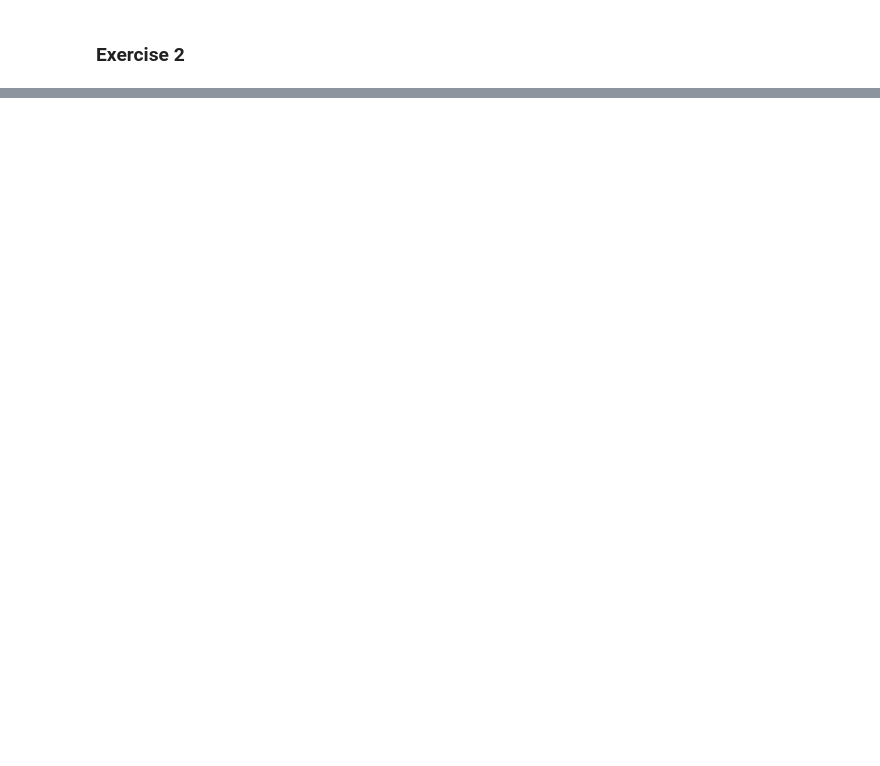
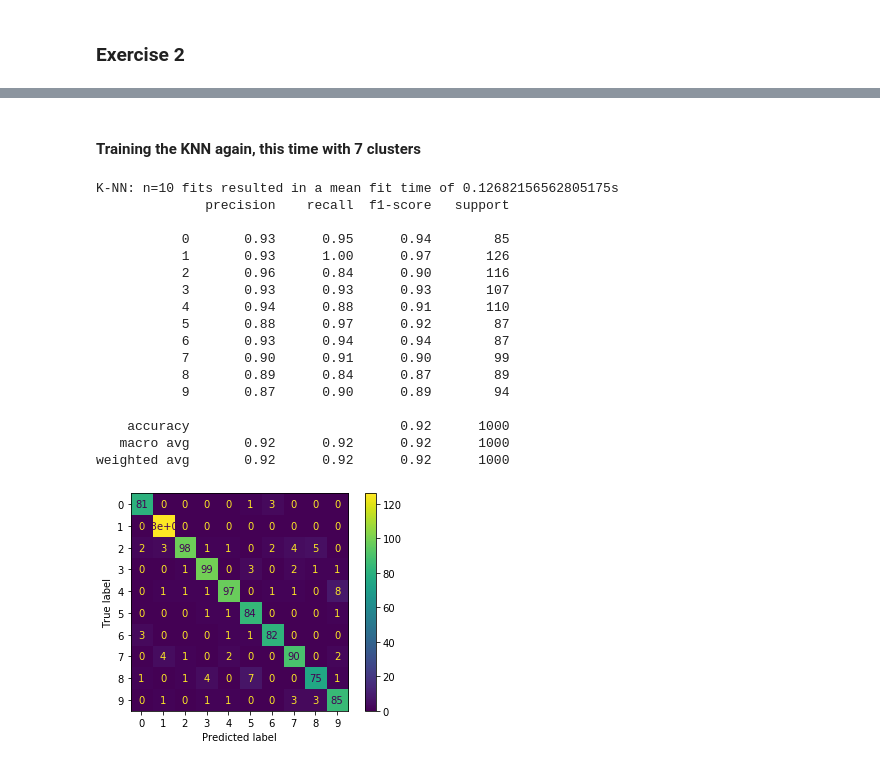
Before and after one commit to markusskagemo/TTK4275, a Jupyter notebook: k-nearest.ipynb, the cells around one changed output, grey strips where cells are left out. Saved outputs shown, nothing was run; the diff lists cells and outputs as text; code cells hidden in the pictures; blank space fills up the shorter version.

```diff
--- a/k-nearest.ipynb
+++ b/k-nearest.ipynb
@@ -36,0 +27,20 @@ KNeighborsClassifier(algorithm='auto', leaf_size=30, metric='euclidean',
+# %%
+# %timeit -r 10 knn.fit(x_train, y_train)
+from sklearn.neighbors import KNeighborsClassifier
+from tqdm import tqdm
+import time
+
+
+def knn_timed_fit(x_train, y_train, n_attempts=1, K=10):
+    knn = KNeighborsClassifier(n_neighbors=K, n_jobs=-1, metric='euclidean')
+
+    times = []
+    for _ in tqdm(range(n_attempts)):
+        t0 = time.time()
+        knn.fit(x_train, y_train)
+        times.append(time.time() - t0)
+
+    print('K-NN: n={} fits resulted in a mean fit time of {}s'.format(
+        n_attempts, np.mean(np.array(times))))
+
+    return knn
@@ -183,0 +230,25 @@ KNeighborsClassifier(algorithm='auto', leaf_size=30, metric='euclidean',
+# %% [markdown]
+#### Training the KNN again, this time with 7 clusters
+# %%
+K7_knn = knn_timed_fit(template_x, template_y, n_attempts=10, K=7)
+y_pred = K7_knn.predict(x_test[:1000])
+evaluation_report(K7_knn, x_test[:1000], y_test[:1000], y_pred)
+# %% [output]
+K-NN: n=10 fits resulted in a mean fit time of 0.12682156562805175s
+              precision    recall  f1-score   support
+
+           0       0.93      0.95      0.94        85
+           1       0.93      1.00      0.97       126
+           2       0.96      0.84      0.90       116
+           3       0.93      0.93      0.93       107
+           4       0.94      0.88      0.91       110
+           5       0.88      0.97      0.92        87
+           6       0.93      0.94      0.94        87
+           7       0.90      0.91      0.90        99
+           8       0.89      0.84      0.87        89
+           9       0.87      0.90      0.89        94
+
+    accuracy                           0.92      1000
+   macro avg       0.92      0.92      0.92      1000
+weighted avg       0.92      0.92      0.92      1000
+[figure, added]
```
Also changed, not shown: parts of 19 cells of this notebook.
